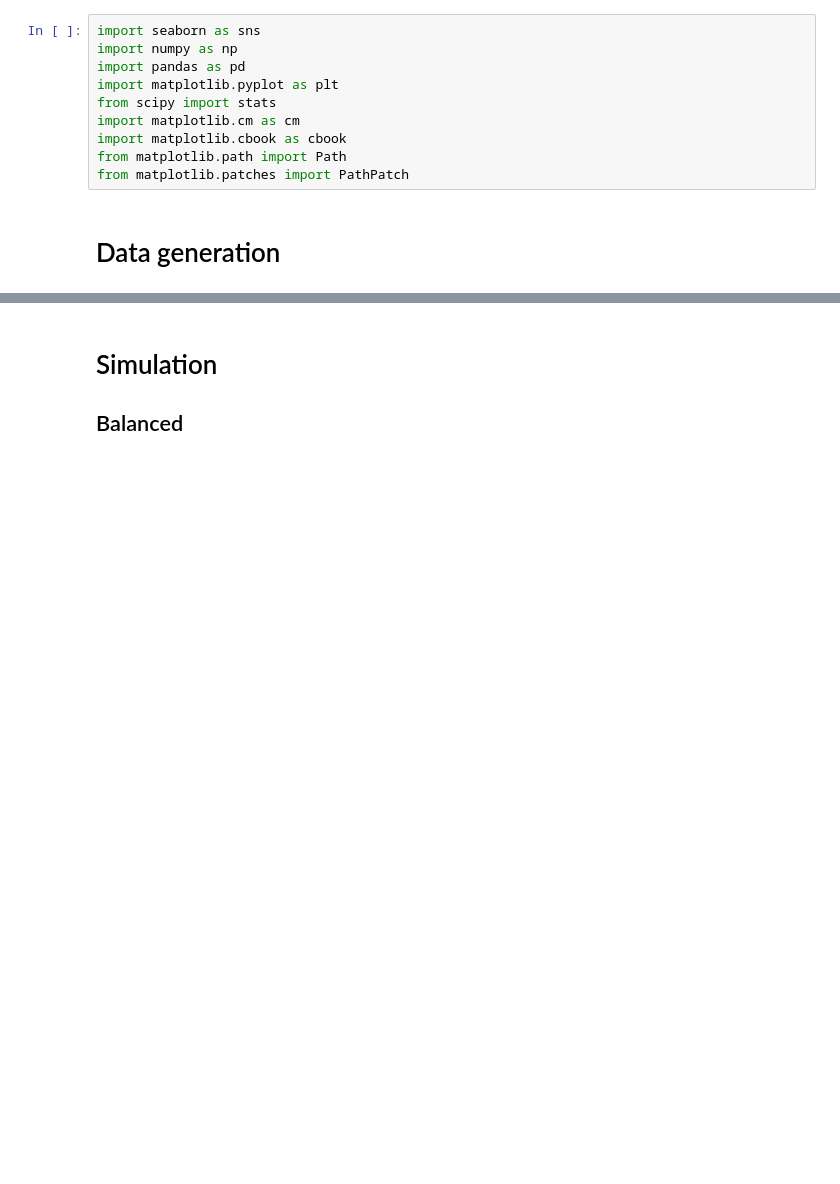
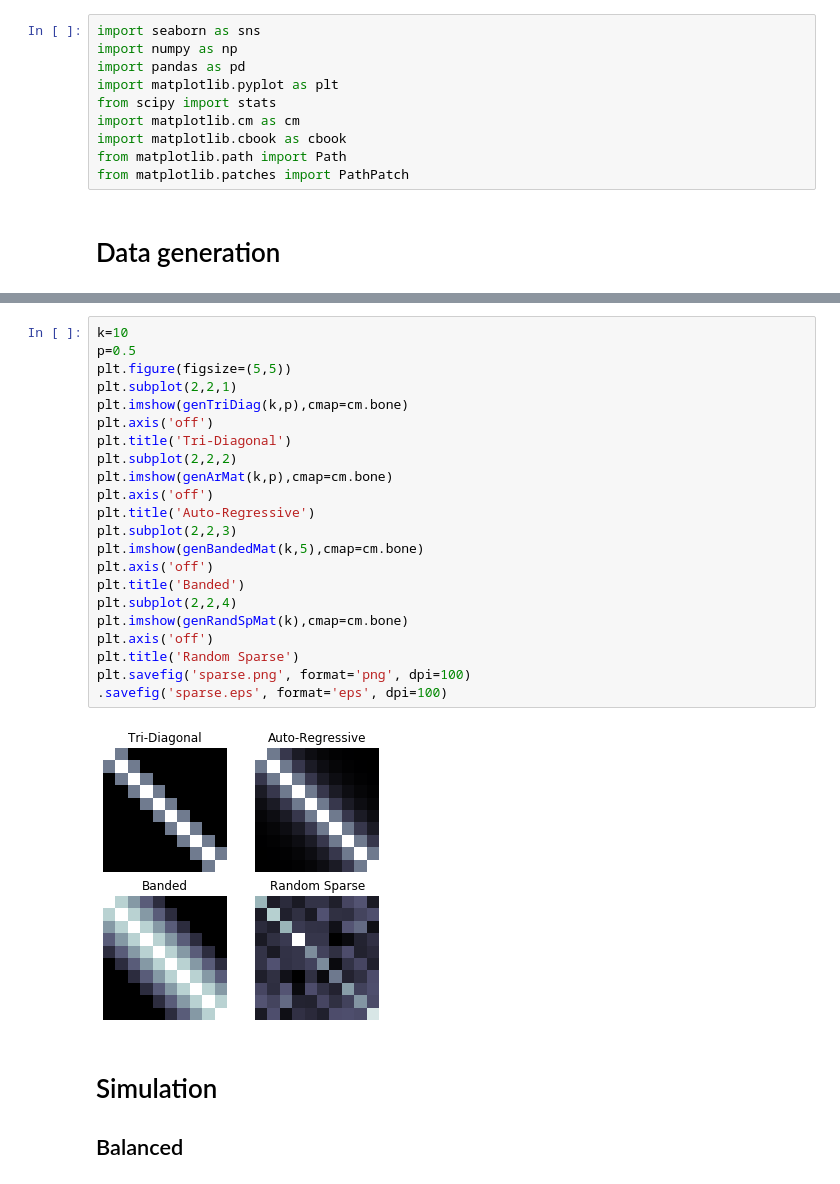
Before and after one commit to JasonZhang0619/LDAS, a Jupyter notebook: simulation_plot.ipynb, the cells around one changed output, grey strips where cells are left out. Saved outputs shown, nothing was run; the diff lists cells and outputs as text; blank space fills up the shorter version.

```diff
--- a/simulation_plot.ipynb
+++ b/simulation_plot.ipynb
@@ -40,3 +90,27 @@ fig.savefig('datagen.eps', format='eps', dpi=100)
+# %%
+k=10
+p=0.5
+plt.figure(figsize=(5,5))
+plt.subplot(2,2,1)
+plt.imshow(genTriDiag(k,p),cmap=cm.bone)
+plt.axis('off')
+plt.title('Tri-Diagonal')
+plt.subplot(2,2,2)
+plt.imshow(genArMat(k,p),cmap=cm.bone)
+plt.axis('off')
+plt.title('Auto-Regressive')
+plt.subplot(2,2,3)
+plt.imshow(genBandedMat(k,5),cmap=cm.bone)
+plt.axis('off')
+plt.title('Banded')
+plt.subplot(2,2,4)
+plt.imshow(genRandSpMat(k),cmap=cm.bone)
+plt.axis('off')
+plt.title('Random Sparse')
+plt.savefig('sparse.png', format='png', dpi=100)
+.savefig('sparse.eps', format='eps', dpi=100)
+# %% [output]
+[figure, added]
 # %% [markdown]
 # Simulation
 ## Balanced
```
Also changed, not shown: parts of 4 cells of this notebook.
